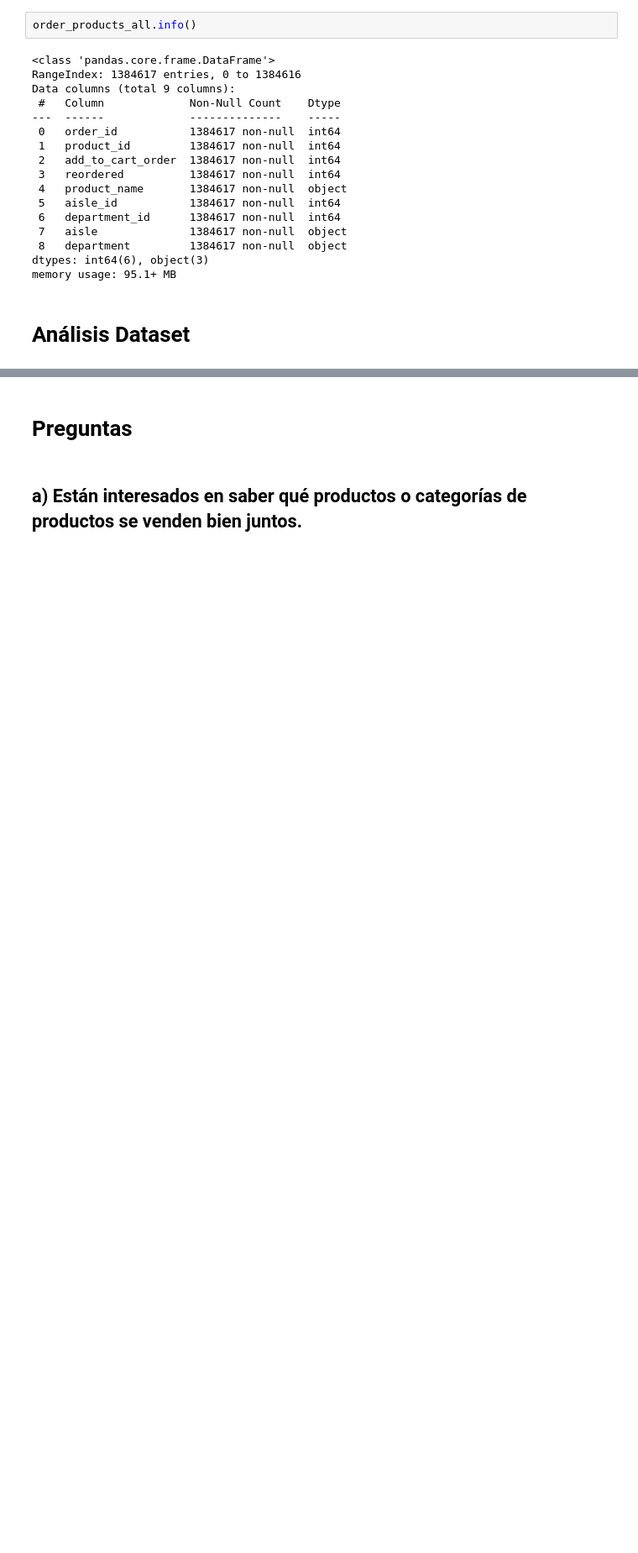
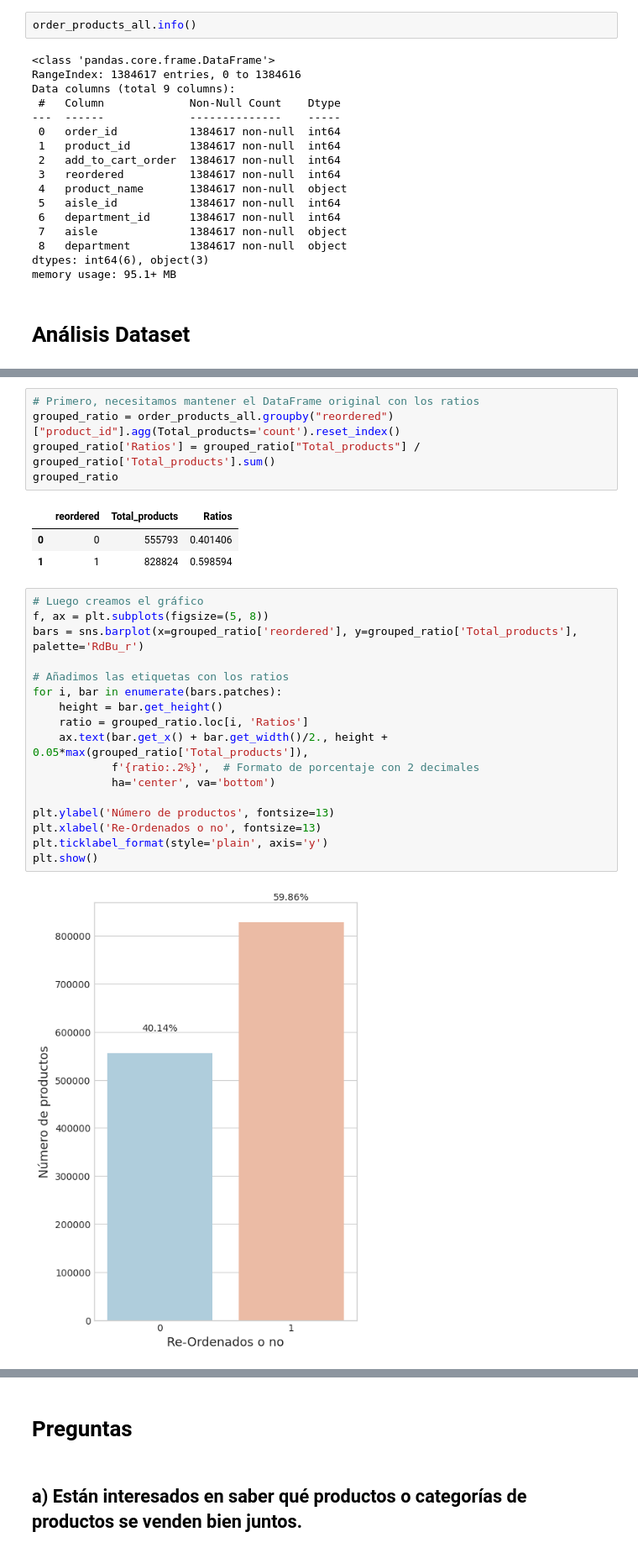
Before and after one commit to andersonjalvarado/Taller_1, a Jupyter notebook: TallerGrupal_Implementacion.ipynb, the cells around one changed output, grey strips where cells are left out. Shown at 84% size. Saved outputs shown, nothing was run; the diff lists cells and outputs as text; blank space fills up the shorter version.

```diff
--- a/TallerGrupal_Implementacion.ipynb
+++ b/TallerGrupal_Implementacion.ipynb
@@ -245,0 +280,28 @@ memory usage: 95.1+ MB
+# %%
+# Primero, necesitamos mantener el DataFrame original con los ratios
+grouped_ratio = order_products_all.groupby("reordered")["product_id"].agg(Total_products='count').reset_index()
+grouped_ratio['Ratios'] = grouped_ratio["Total_products"] / grouped_ratio['Total_products'].sum()
+grouped_ratio
+# %% [output]
+|  | reordered | Total_products | Ratios |
+| 0 | 0 | 555793 | 0.401406 |
+| 1 | 1 | 828824 | 0.598594 |
+# %%
+# Luego creamos el gráfico
+f, ax = plt.subplots(figsize=(5, 8))
+bars = sns.barplot(x=grouped_ratio['reordered'], y=grouped_ratio['Total_products'], palette='RdBu_r')
+
+# Añadimos las etiquetas con los ratios
+for i, bar in enumerate(bars.patches):
+    height = bar.get_height()
+    ratio = grouped_ratio.loc[i, 'Ratios']
+    ax.text(bar.get_x() + bar.get_width()/2., height + 0.05*max(grouped_ratio['Total_products']),
+            f'{ratio:.2%}',  # Formato de porcentaje con 2 decimales
+            ha='center', va='bottom')
+
+plt.ylabel('Número de productos', fontsize=13)
+plt.xlabel('Re-Ordenados o no', fontsize=13)
+plt.ticklabel_format(style='plain', axis='y')
+plt.show()
+# %% [output]
+[figure, added]
```
Also changed, not shown: parts of 23 cells of this notebook, 1 other file.
